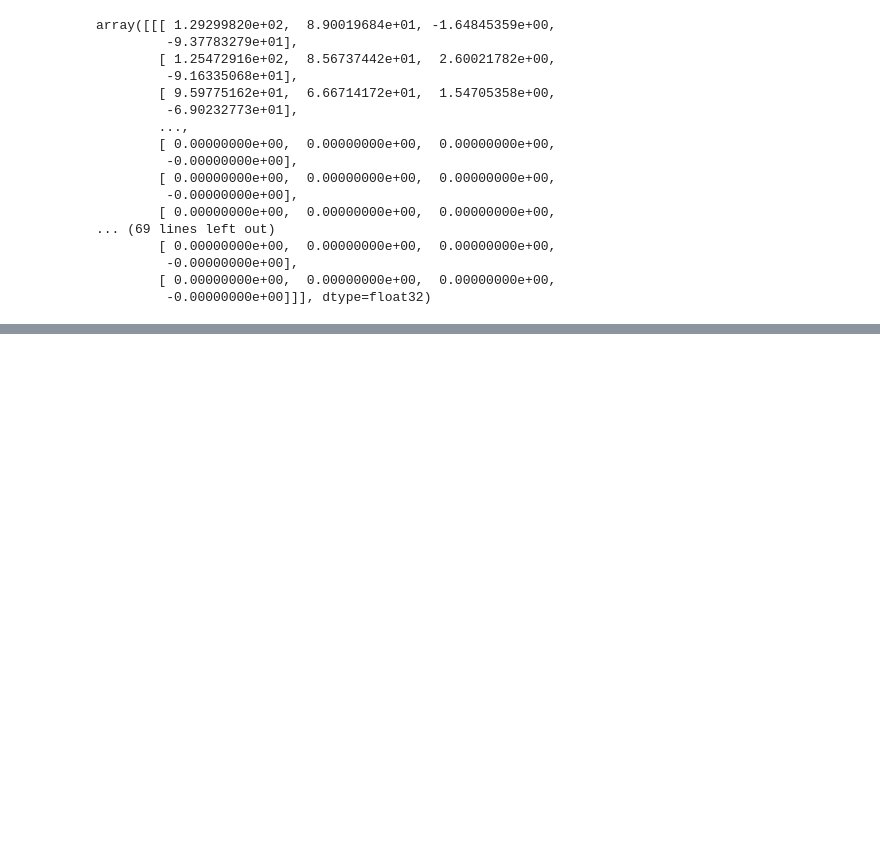
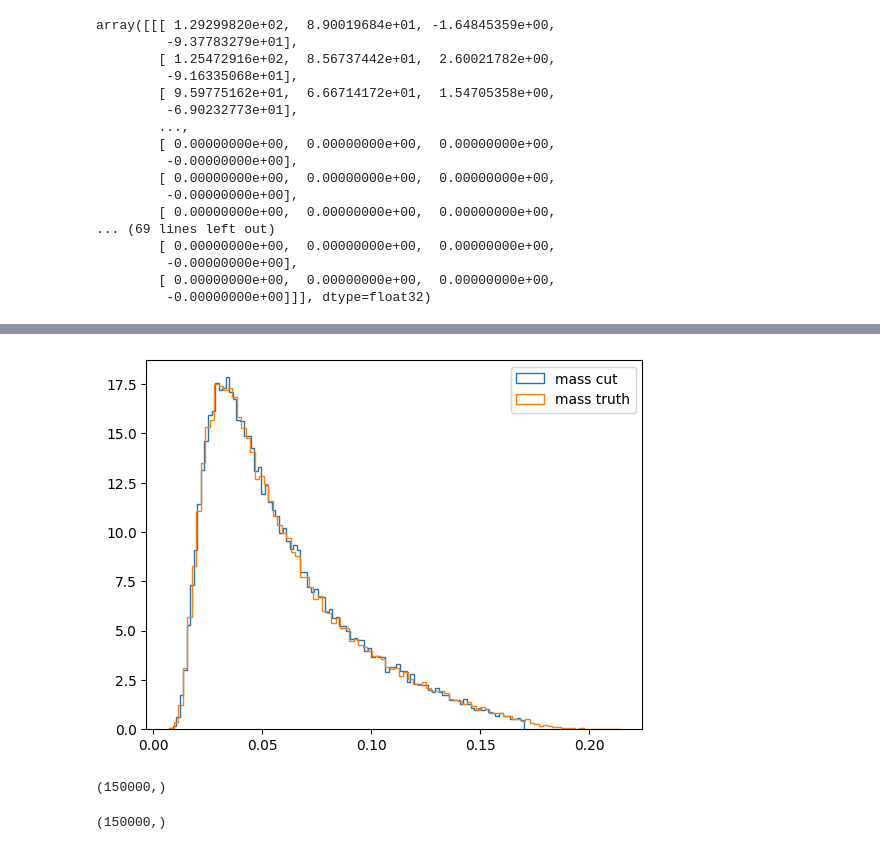
Before and after one commit to heidelberg-hepml/discriminator-metric, a Jupyter notebook: notebooks/visualize_jetnetdata.ipynb, the cells around one changed output, grey strips where cells are left out. Drawn from its saved outputs; the diff is of its cells as text; code cells hidden in the pictures; blank space fills up the shorter version.

```diff
--- a/notebooks/visualize_jetnetdata.ipynb
+++ b/notebooks/visualize_jetnetdata.ipynb
@@ -142,3 +163,6 @@ array([[[ 1.29299820e+02,  8.90019684e+01, -1.64845359e+00,
          -0.00000000e+00],
         [ 0.00000000e+00,  0.00000000e+00,  0.00000000e+00,
          -0.00000000e+00]]], dtype=float32)
+# %%
+truth = np.load('data/truth.npy')
+tailcut = np.load('data/tailcut.npy')
@@ -144,0 +195,18 @@ array([[[ 1.29299820e+02,  8.90019684e+01, -1.64845359e+00,
+# %%
+mass_cut = jetnet.utils.jet_features(tailcut[:, :, :3])["mass"]
+mass_truth = jetnet.utils.jet_features(truth[:, :, :3])["mass"]
+# %%
+plt.hist(mass_cut, bins=100, histtype='step', label='mass cut',density=True)
+plt.hist(mass_truth, bins=100, histtype='step', label='mass truth',density=True)
+plt.legend()
+plt.show()
+# %% [output]
+[figure, added]
+# %%
+mass_cut.shape
+# %% [output]
+(150000,)
+# %%
+mass_truth.shape
+# %% [output]
+(150000,)
```
Also changed, not shown: parts of 15 cells of this notebook, 11 other files.
